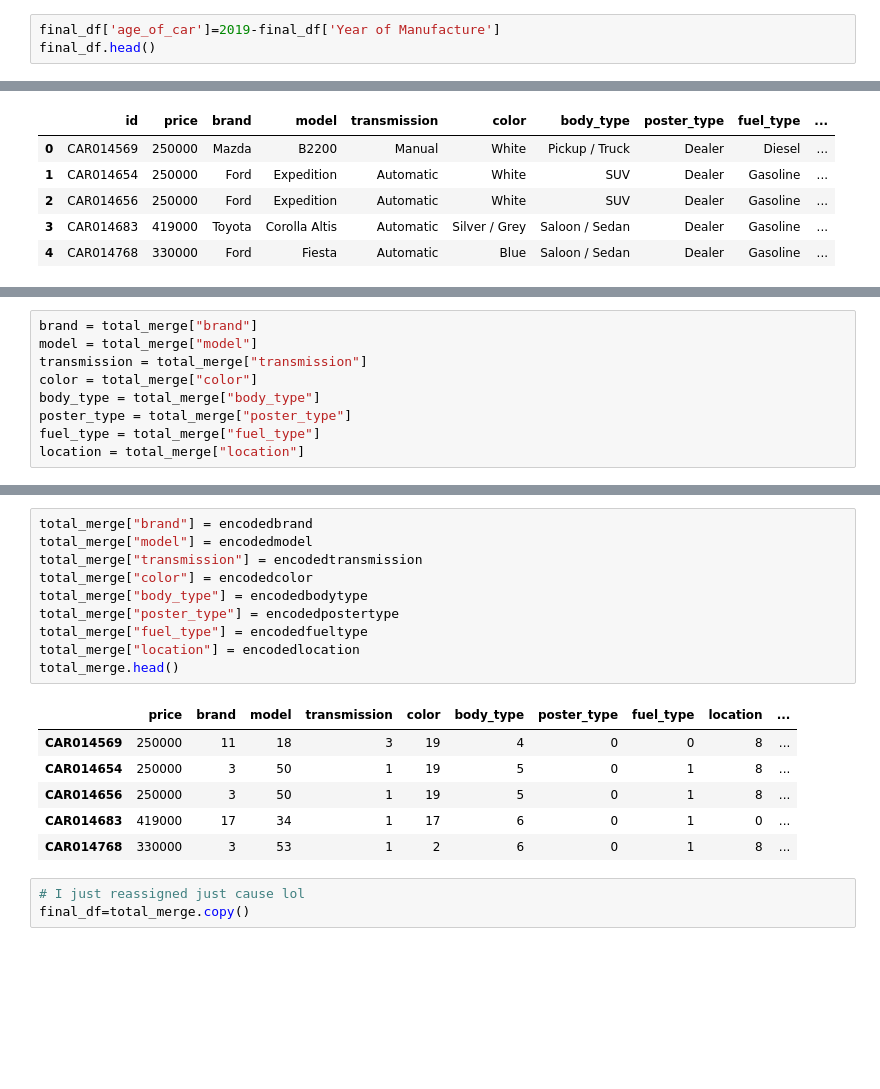
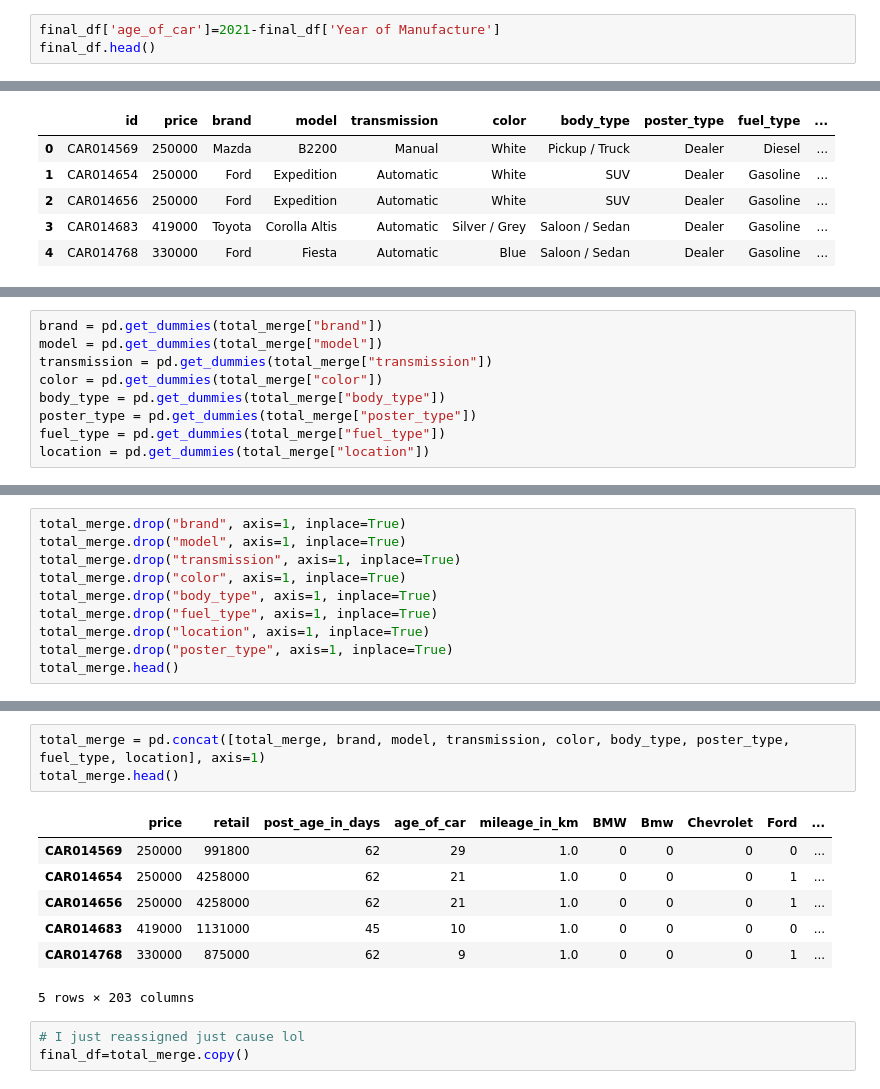
Before and after one commit to kaizerxcx/SecondHandCarsCebu, a Jupyter notebook: CarProject.ipynb, the cells around one changed output, grey strips where cells are left out. Cells and saved outputs as stored; diff of their text form; blank space fills up the shorter version.

```diff
--- a/CarProject.ipynb
+++ b/CarProject.ipynb
@@ -132,7 +132,7 @@ final_df = cars.loc[(cars["Location.2"]=="Cebu") | (cars["Location.2"]=="Cebu Ci
 final_df['Color Family']=final_df['Color Family'].fillna('Other') #('No Color')
 final_df['Fuel Type']=final_df['Fuel Type'].fillna('No Fuel Type')
 # %%
-final_df['age_of_car']=2019-final_df['Year of Manufacture']
+final_df['age_of_car']=2021-final_df['Year of Manufacture']
 final_df.head()
 # %% [output]
 |  | ID | Title | Price | Brand | Model | Year of Manufacture | Used | Transmission | Color Family | ... |
@@ -260,11 +260,11 @@ total_merge.head()
 | CAR014683 | 419000 | Toyota | Corolla Altis | Automatic | Silver / Grey | Saloon / Sedan | Dealer | Gasoline | Cebu | ... |
 | CAR014768 | 330000 | Ford | Fiesta | Automatic | Blue | Saloon / Sedan | Dealer | Gasoline | Mandaue | ... |
 # %%
-brand = total_merge["brand"]
-model = total_merge["model"]
-transmission = total_merge["transmission"]
-color = total_merge["color"]
-body_type = total_merge["body_type"]
-poster_type = total_merge["poster_type"]
-fuel_type = total_merge["fuel_type"]
-location = total_merge["location"]
+brand = pd.get_dummies(total_merge["brand"])
+model = pd.get_dummies(total_merge["model"])
+transmission = pd.get_dummies(total_merge["transmission"])
+color = pd.get_dummies(total_merge["color"])
+body_type = pd.get_dummies(total_merge["body_type"])
+poster_type = pd.get_dummies(total_merge["poster_type"])
+fuel_type = pd.get_dummies(total_merge["fuel_type"])
+location = pd.get_dummies(total_merge["location"])
@@ -280,0 +271,10 @@ encodedlocation = labelEncoder.fit_transform(location)
+# %%
+total_merge.drop("brand", axis=1, inplace=True)
+total_merge.drop("model", axis=1, inplace=True)
+total_merge.drop("transmission", axis=1, inplace=True)
+total_merge.drop("color", axis=1, inplace=True)
+total_merge.drop("body_type", axis=1, inplace=True)
+total_merge.drop("fuel_type", axis=1, inplace=True)
+total_merge.drop("location", axis=1, inplace=True)
+total_merge.drop("poster_type", axis=1, inplace=True)
+total_merge.head()
@@ -281,20 +288,14 @@ encodedlocation = labelEncoder.fit_transform(location)
 # %%
-total_merge["brand"] = encodedbrand
-total_merge["model"] = encodedmodel
-total_merge["transmission"] = encodedtransmission
-total_merge["color"] = encodedcolor
-total_merge["body_type"] = encodedbodytype
-total_merge["poster_type"] = encodedpostertype
-total_merge["fuel_type"] = encodedfueltype
-total_merge["location"] = encodedlocation
+total_merge = pd.concat([total_merge, brand, model, transmission, color, body_type, poster_type, fuel_type, location], axis=1)
 total_merge.head()
 # %% [output]
-|  | price | brand | model | transmission | color | body_type | poster_type | fuel_type | location | ... |
-| CAR014569 | 250000 | 11 | 18 | 3 | 19 | 4 | 0 | 0 | 8 | ... |
-| CAR014654 | 250000 | 3 | 50 | 1 | 19 | 5 | 0 | 1 | 8 | ... |
-| CAR014656 | 250000 | 3 | 50 | 1 | 19 | 5 | 0 | 1 | 8 | ... |
-| CAR014683 | 419000 | 17 | 34 | 1 | 17 | 6 | 0 | 1 | 0 | ... |
-| CAR014768 | 330000 | 3 | 53 | 1 | 2 | 6 | 0 | 1 | 8 | ... |
+|  | price | retail | post_age_in_days | age_of_car | mileage_in_km | BMW | Bmw | Chevrolet | Ford | ... |
+| CAR014569 | 250000 | 991800 | 62 | 29 | 1.0 | 0 | 0 | 0 | 0 | ... |
+| CAR014654 | 250000 | 4258000 | 62 | 21 | 1.0 | 0 | 0 | 0 | 1 | ... |
+| CAR014656 | 250000 | 4258000 | 62 | 21 | 1.0 | 0 | 0 | 0 | 1 | ... |
+| CAR014683 | 419000 | 1131000 | 45 | 10 | 1.0 | 0 | 0 | 0 | 0 | ... |
+| CAR014768 | 330000 | 875000 | 62 | 9 | 1.0 | 0 | 0 | 0 | 1 | ... |
+5 rows × 203 columns
 # %%
 # I just reassigned just cause lol
 final_df=total_merge.copy()
```
Also changed, not shown: parts of 7 cells of this notebook.
